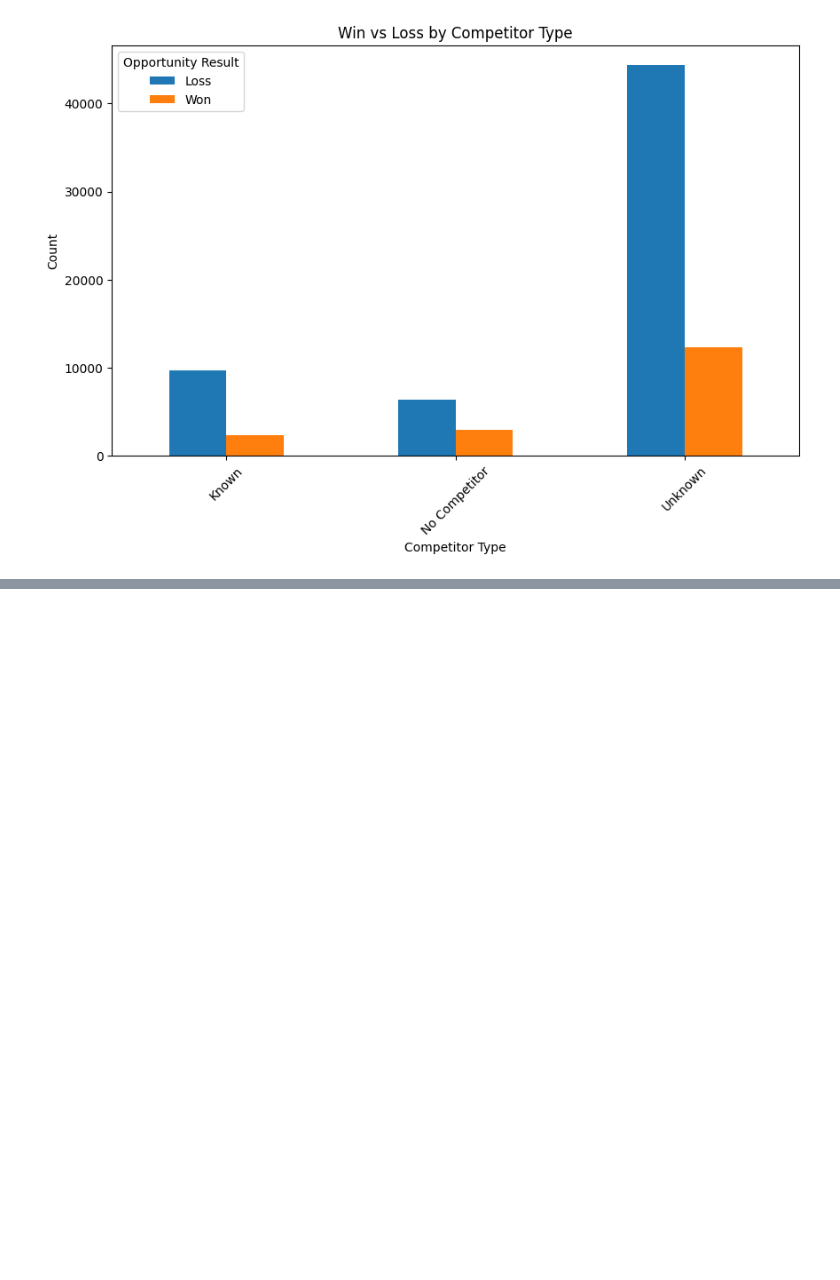
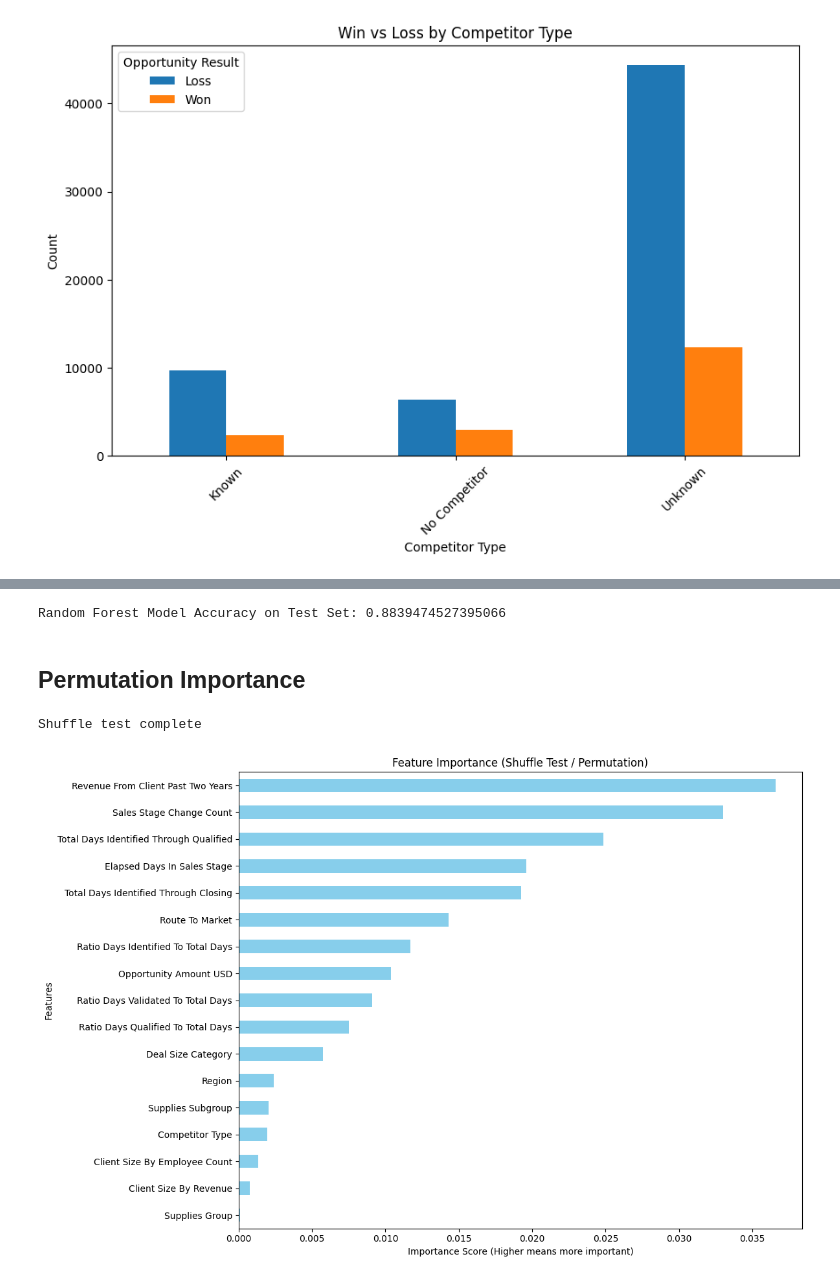
Before and after one commit to aaxlss/CRM-Predictions, a Jupyter notebook: CRM_Descriptive_Analysis.ipynb, the cells around one changed output, grey strips where cells are left out. Drawn from its saved outputs; the diff is of its cells as text; code cells hidden in the pictures; blank space fills up the shorter version.

Commit message:
Implementing Random forest, feature importance and balance out the data

```diff
--- a/CRM_Descriptive_Analysis.ipynb
+++ b/CRM_Descriptive_Analysis.ipynb
@@ -228,0 +265,2 @@ plt.show()
+# %%
+balance_crm_data = crm.copy()
@@ -228,0 +269,3 @@ plt.show()
+# %%
+X = balance_crm_data.drop('Opportunity Result', axis=1)
+y = balance_crm_data['Opportunity Result']
@@ -228,0 +348,34 @@ plt.show()
+# %%
+X_learn, X_test, y_learn, y_test = train_test_split(X, y, test_size=0.2, random_state=42)
+
+random_forest_model = RandomForestClassifier(random_state=42)
+random_forest_model.fit(X_learn, y_learn)
+
+print("Random Forest Model Accuracy on Test Set:", random_forest_model.score(X_test, y_test))
+# %% [output]
+Random Forest Model Accuracy on Test Set: 0.8839474527395066
+# %% [markdown]
+## Permutation Importance
+# %%
+shuffle_results = permutation_importance(random_forest_model, X_test, y_test, n_repeats=10, random_state=42)
+
+importance_scores = pd.Series(shuffle_results.importances_mean, index=X_test.columns)
+sorted_scores = importance_scores.sort_values(ascending=True)
+
+print("Shuffle test complete")
+# %% [output]
+Shuffle test complete
+# %%
+plt.figure(figsize=(12, 8))
+
+sorted_scores.plot(kind='barh', color='skyblue')
+
+plt.title('Feature Importance (Shuffle Test / Permutation)')
+plt.xlabel('Importance Score (Higher means more important)')
+plt.ylabel('Features')
+
+
+plt.tight_layout()
+plt.show()
+# %% [output]
+[figure, added]
```
Also changed, not shown: parts of 18 cells of this notebook, 1 other file.
